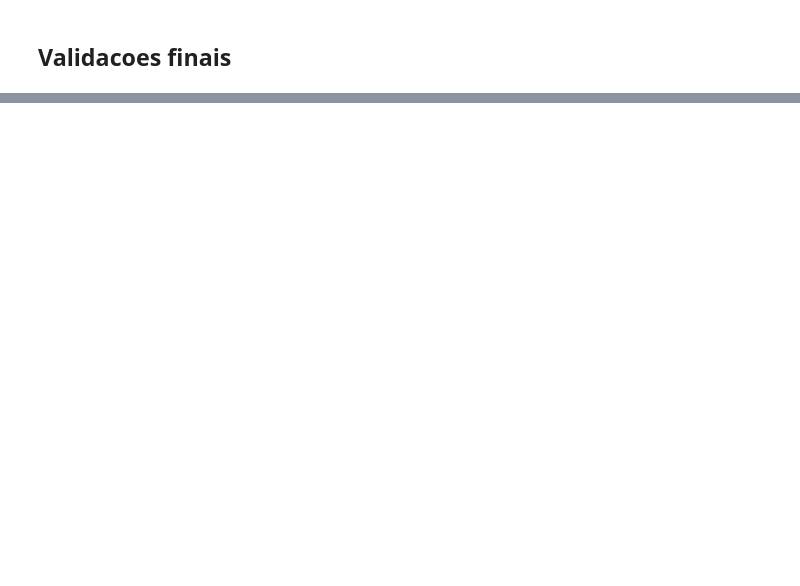
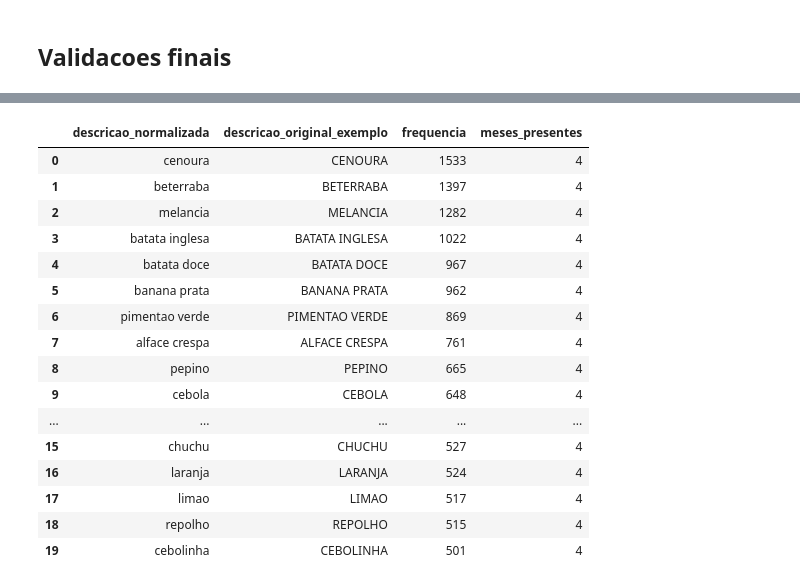
Before and after one commit to Samuca47prog/Nofis-Classifier, a Jupyter notebook: notebooks/04_prepare_modeling_dataset.ipynb, the cells around one changed output, grey strips where cells are left out. Cells and saved outputs as stored; diff of their text form; code cells hidden in the pictures; blank space fills up the shorter version.

```diff
--- a/notebooks/04_prepare_modeling_dataset.ipynb
+++ b/notebooks/04_prepare_modeling_dataset.ipynb
@@ -276,0 +352,24 @@ WindowsPath('C:/Users/samue/Scripts/Nofis-Classifier/data/processed/items-notas-
+# %%
+top_descriptions = df_modeling[
+    ["descricao_normalizada", "descricao_original_exemplo", FREQUENCY_COLUMN, "meses_presentes"]
+].head(20)
+
+top_descriptions
+# %% [output]
+|  | descricao_normalizada | descricao_original_exemplo | frequencia | meses_presentes |
+| 0 | cenoura | CENOURA | 1533 | 4 |
+| 1 | beterraba | BETERRABA | 1397 | 4 |
+| 2 | melancia | MELANCIA | 1282 | 4 |
+| 3 | batata inglesa | BATATA INGLESA | 1022 | 4 |
+| 4 | batata doce | BATATA DOCE | 967 | 4 |
+| 5 | banana prata | BANANA PRATA | 962 | 4 |
+| 6 | pimentao verde | PIMENTAO VERDE | 869 | 4 |
+| 7 | alface crespa | ALFACE CRESPA | 761 | 4 |
+| 8 | pepino | PEPINO | 665 | 4 |
+| 9 | cebola | CEBOLA | 648 | 4 |
+| ... | ... | ... | ... | ... |
+| 15 | chuchu | CHUCHU | 527 | 4 |
+| 16 | laranja | LARANJA | 524 | 4 |
+| 17 | limao | LIMAO | 517 | 4 |
+| 18 | repolho | REPOLHO | 515 | 4 |
+| 19 | cebolinha | CEBOLINHA | 501 | 4 |
```
Also changed, not shown: parts of 16 cells of this notebook, 1 other file.
